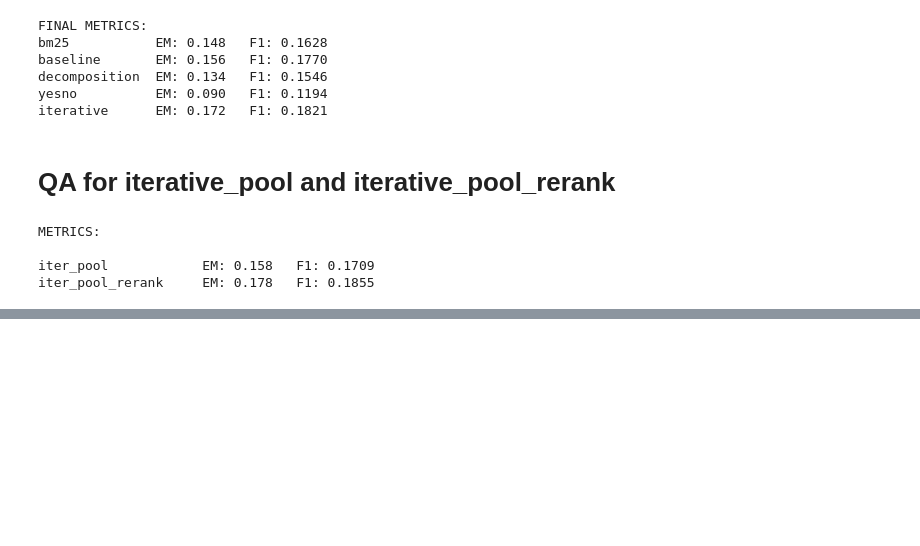
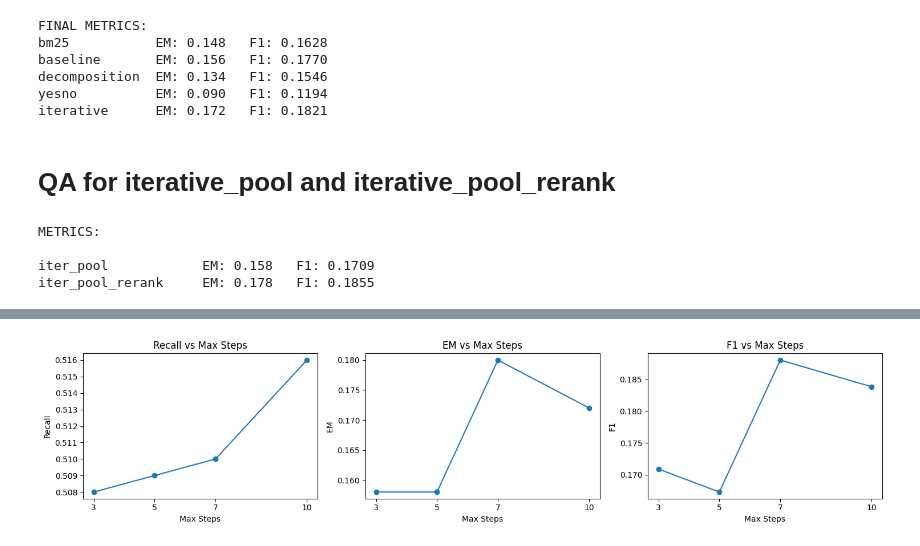
Before and after one commit to raina-joshi/llm-followup-thesis, a Jupyter notebook: musique/run-musique-clean.ipynb, the cells around one changed output, grey strips where cells are left out. Cells and saved outputs as stored; diff of their text form; code cells hidden in the pictures; blank space fills up the shorter version.

```diff
--- a/musique/run-musique-clean.ipynb
+++ b/musique/run-musique-clean.ipynb
@@ -1039,7 +1008,7 @@ for item in tqdm(musique_data[:10], desc="Testing Musique Recall"):
     # Iterative
     history, final_docs, pooled_docs, reranked_pooled_docs = run_iterative_pipeline_bm25(query, raw_docs)
 
-    iter_docs = final_docs[:5] if final_docs else []
+    iter_2docs = final_docs[:5] if final_docs else []
     iter_score = recall_at_k_musique(item, iter_docs, k=5)
 
     pool_docs = pooled_docs if pooled_docs else []
@@ -1628,0 +1755,60 @@ iter_pool_rerank     EM: 0.178   F1: 0.1855
+# %%
+import matplotlib.pyplot as plt
+fig, axes = plt.subplots(1, 3, figsize=(15, 3.5))
+
+# Recall Plot
+
+axes[0].plot(
+    df_ablation["max_steps"],
+    df_ablation["recall"],
+    marker='o'
+)
+
+axes[0].set_xticks(df_ablation["max_steps"])
+
+axes[0].set_xlabel("Max Steps")
+
+axes[0].set_ylabel("Recall")
+
+axes[0].set_title("Recall vs Max Steps")
+
+
+# EM Plot
+
+axes[1].plot(
+    df_ablation["max_steps"],
+    df_ablation["em"],
+    marker='o'
+)
+
+axes[1].set_xticks(df_ablation["max_steps"])
+
+axes[1].set_xlabel("Max Steps")
+
+axes[1].set_ylabel("EM")
+
+axes[1].set_title("EM vs Max Steps")
+
+
+# F1 Plot
+
+axes[2].plot(
+    df_ablation["max_steps"],
+    df_ablation["f1"],
+    marker='o'
+)
+
+axes[2].set_xticks(df_ablation["max_steps"])
+
+axes[2].set_xlabel("Max Steps")
+
+axes[2].set_ylabel("F1")
+
+axes[2].set_title("F1 vs Max Steps")
+
+
+plt.tight_layout()
+
+plt.show()
+# %% [output]
+[figure, added]
```
Also changed, not shown: parts of 6 cells of this notebook, 2 other files.
